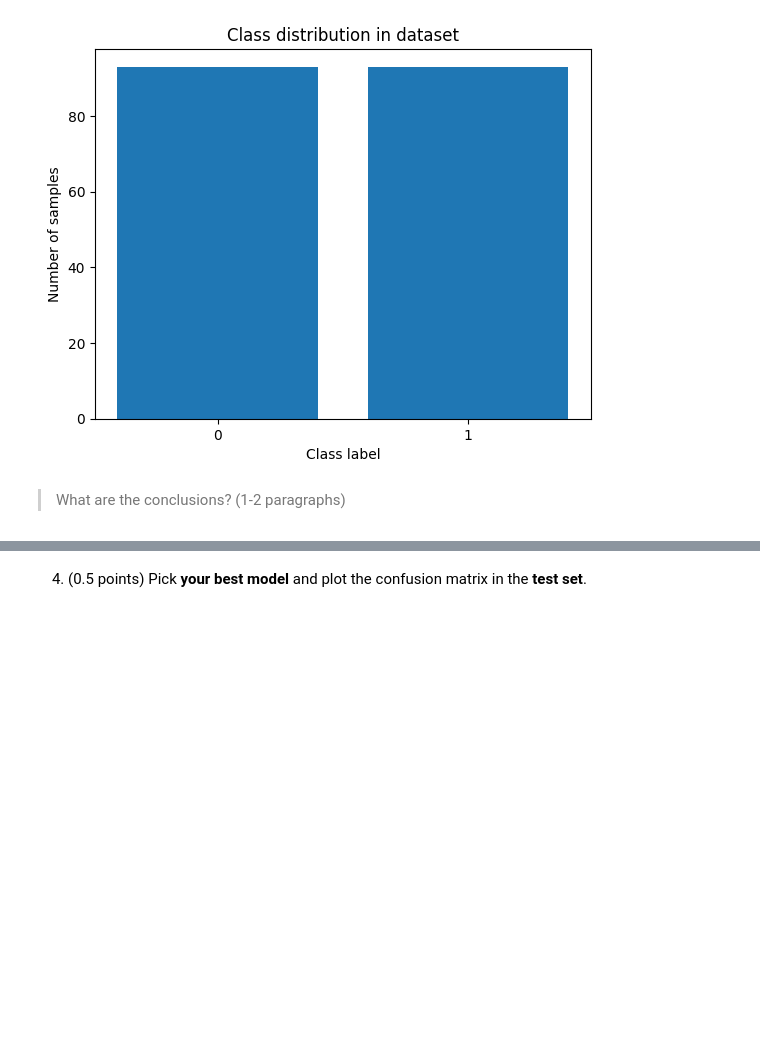
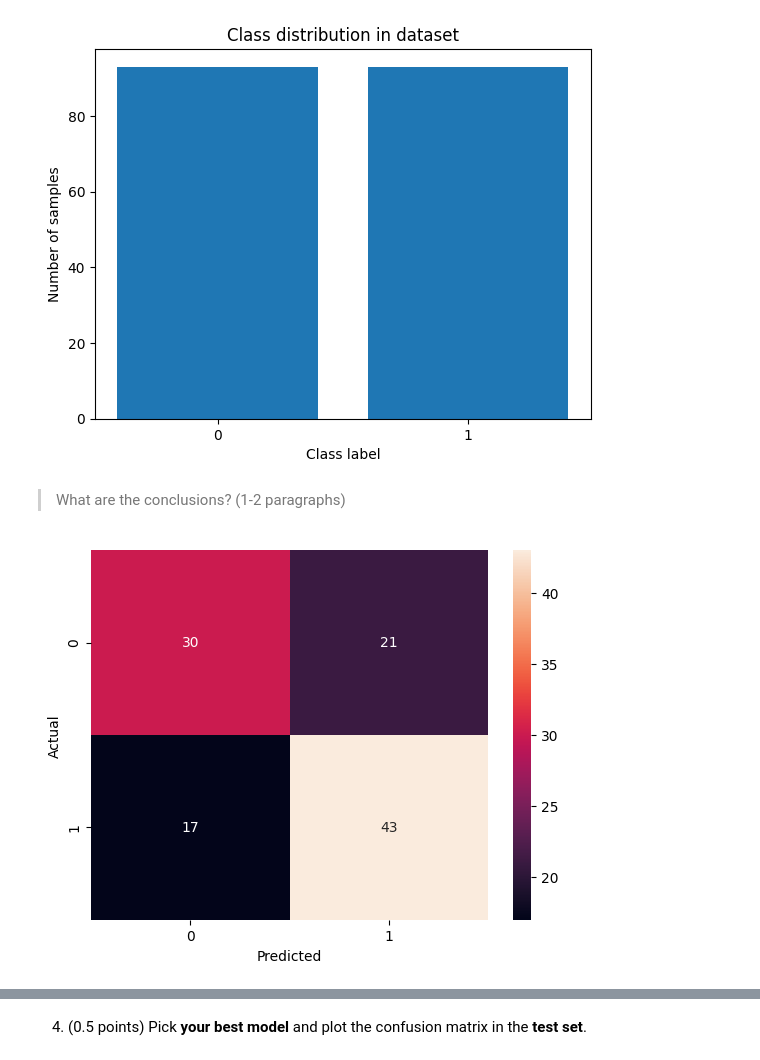
Before and after one commit to rubenscp/MO444-MC886-Tarefas, a Jupyter notebook: Tarefa 02/T2_Classical_Techniques.ipynb, the cells around one changed output, grey strips where cells are left out. Saved outputs shown, nothing was run; the diff lists cells and outputs as text; code cells hidden in the pictures; blank space fills up the shorter version.

```diff
--- a/Tarefa 02/T2_Classical_Techniques.ipynb
+++ b/Tarefa 02/T2_Classical_Techniques.ipynb
@@ -575,3 +770,15 @@ plt.show()
 [figure]
 # %% [markdown]
 > What are the conclusions? (1-2 paragraphs)
+# %%
+X_ros_train, X_ros_test, y_ros_train, y_ros_test = train_test_split(X_ros, y_ros, train_size=0.7, random_state=42)
+X_rus_train, X_rus_test, y_rus_train, y_rus_test = train_test_split(X_rus, y_rus, train_size=0.7, random_state=42)
+# %%
+sampling_log_reg = LogisticRegression(C=10, multi_class='multinomial')
+
+sampling_log_reg.fit(X_ros_train, y_ros_train)
+predicted_y_ros = sampling_log_reg.predict(X_ros_test)
+
+plot_confusion_matrix(y_ros_test, predicted_y_ros)
+# %% [output]
+[figure, added]
```
Also changed, not shown: parts of 17 cells of this notebook.
